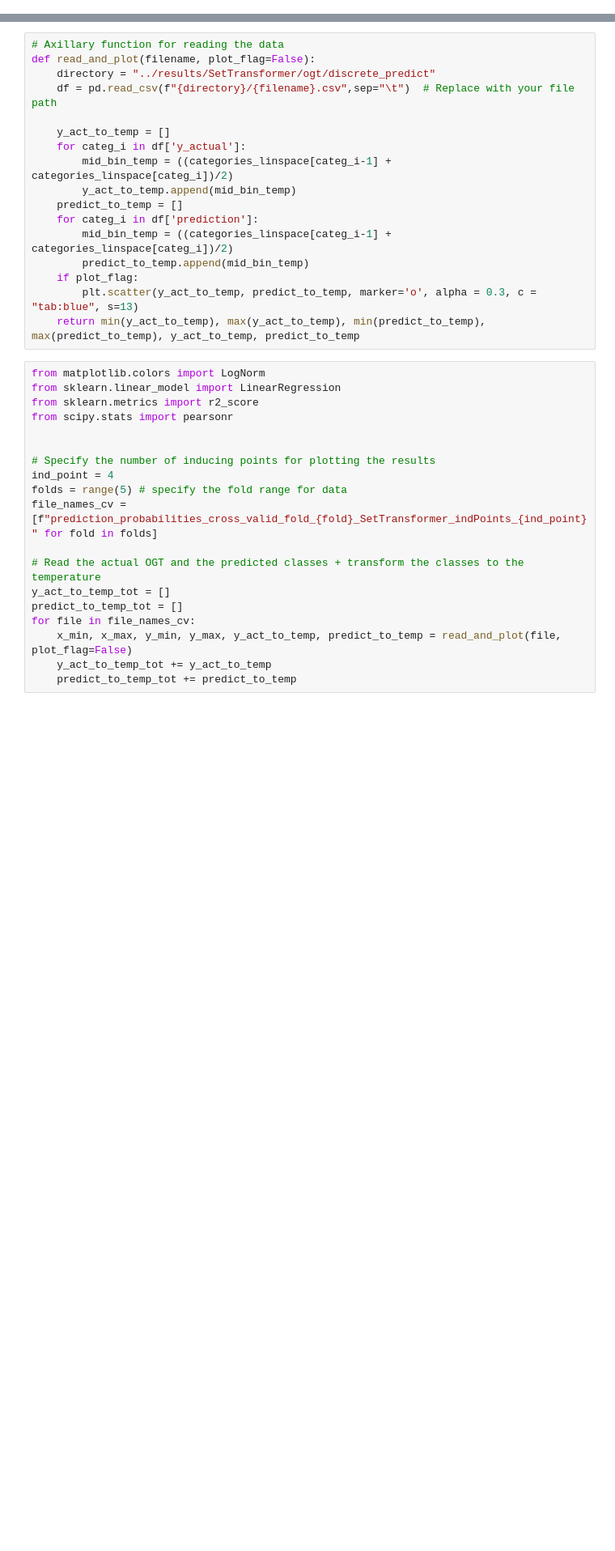
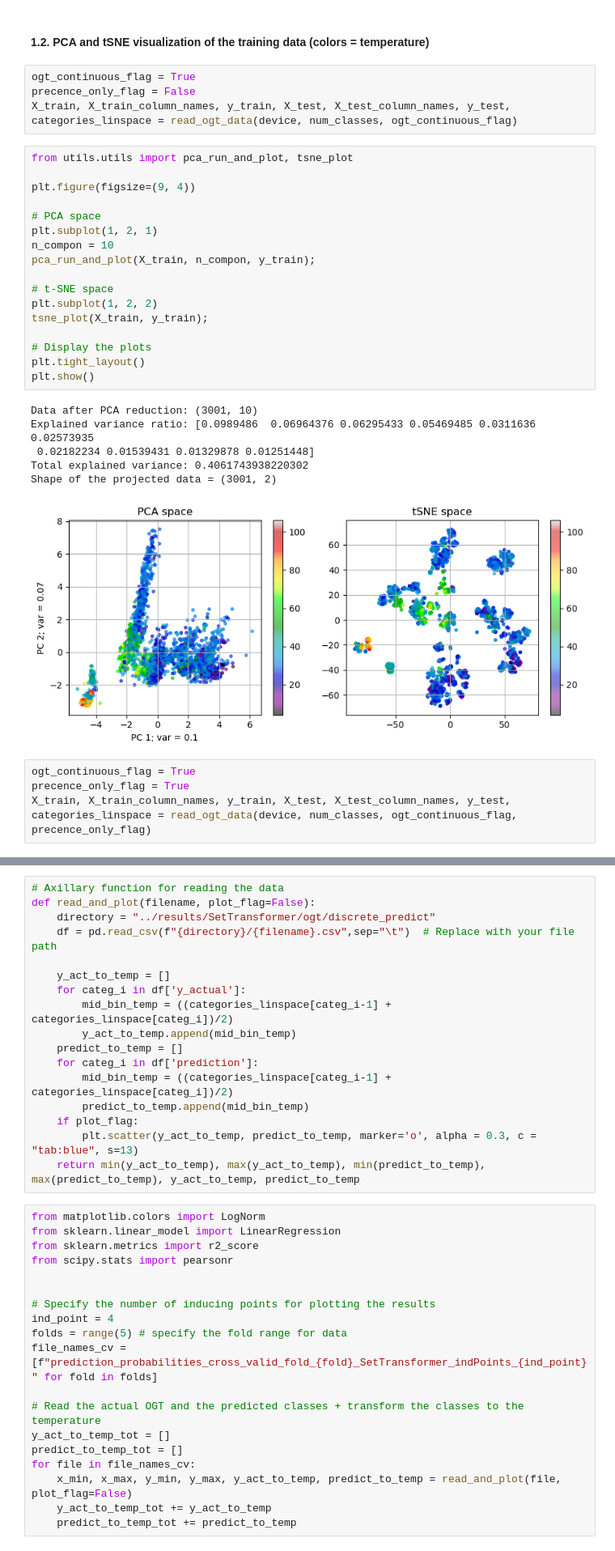
Before and after one commit to oist/gene-context, a Jupyter notebook: jupyter_notebooks/ogt_result_visualization.ipynb, the cells around one changed output, grey strips where cells are left out. Shown at 81% size. Drawn from its saved outputs; the diff is of its cells as text; blank space fills up the shorter version.

```diff
--- a/jupyter_notebooks/ogt_result_visualization.ipynb
+++ b/jupyter_notebooks/ogt_result_visualization.ipynb
@@ -44,0 +46,34 @@ Text(0, 0.5, 'counts')
+# %% [markdown]
+#### 1.2. PCA and tSNE visualization of the training data (colors = temperature)
+# %%
+ogt_continuous_flag = True
+precence_only_flag = False
+X_train, X_train_column_names, y_train, X_test, X_test_column_names, y_test, categories_linspace = read_ogt_data(device, num_classes, ogt_continuous_flag)
+# %%
+from utils.utils import pca_run_and_plot, tsne_plot
+
+plt.figure(figsize=(9, 4))
+
+# PCA space
+plt.subplot(1, 2, 1)
+n_compon = 10
+pca_run_and_plot(X_train, n_compon, y_train);
+
+# t-SNE space
+plt.subplot(1, 2, 2)
+tsne_plot(X_train, y_train);
+
+# Display the plots
+plt.tight_layout()
+plt.show()
+# %% [output]
+Data after PCA reduction: (3001, 10)
+Explained variance ratio: [0.0989486  0.06964376 0.06295433 0.05469485 0.0311636  0.02573935
+ 0.02182234 0.01539431 0.01329878 0.01251448]
+Total explained variance: 0.4061743938220302
+Shape of the projected data = (3001, 2)
+[figure, added]
+# %%
+ogt_continuous_flag = True
+precence_only_flag = True
+X_train, X_train_column_names, y_train, X_test, X_test_column_names, y_test, categories_linspace = read_ogt_data(device, num_classes, ogt_continuous_flag, precence_only_flag)
```
Also changed, not shown: parts of 53 cells of this notebook, 3 other files.
